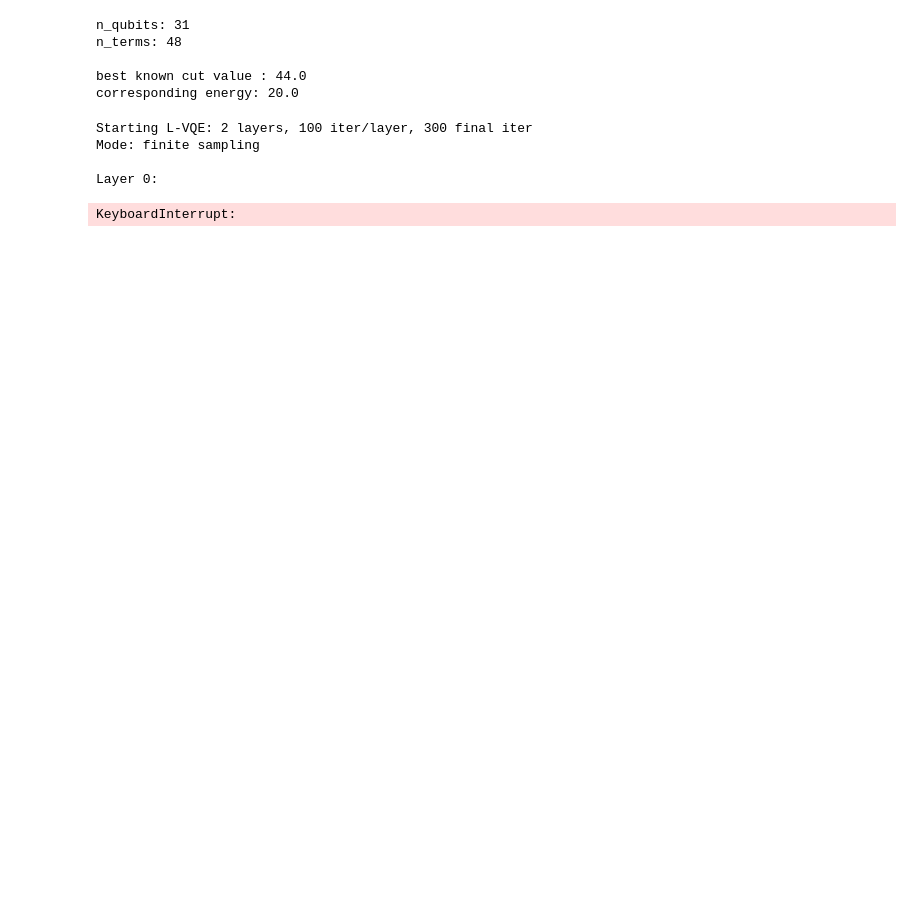
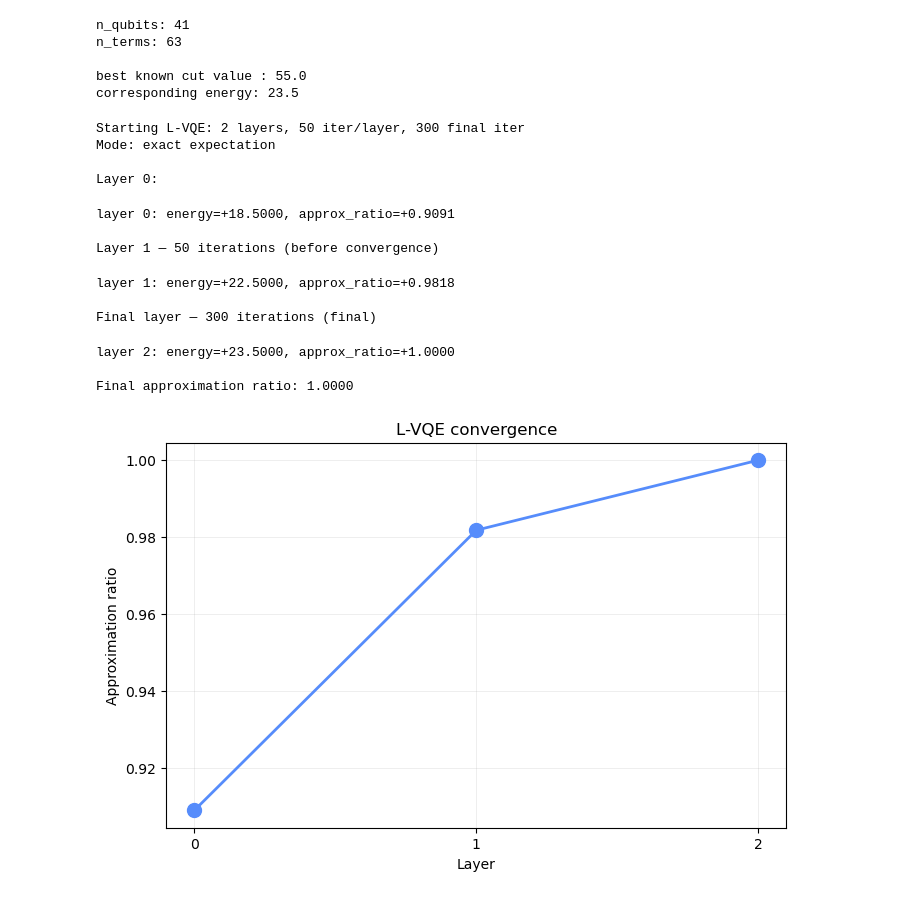
Before and after one commit to joaomartins06/Layer-Variational-Quantum-Eigensolver, a Jupyter notebook: maxcut_testing.ipynb, the cells around one changed output. Cells and saved outputs as stored; diff of their text form; code cells hidden in the pictures; blank space fills up the shorter version.

```diff
--- a/maxcut_testing.ipynb
+++ b/maxcut_testing.ipynb
@@ -10,12 +10,12 @@ from collections import Counter
 # %%
 SEED=562
 N_LAYERS=2
-K_PER_LAYER=100
+K_PER_LAYER=50
 K_FINAL=300
 
 SIMULATOR=SMO
 
-num_nodes = 32
+num_nodes = 42
 def get_random_graph(N: int, seed: int = SEED, plot=False):
     assert N % 2 == 0
     while True:
@@ -48,45 +48,54 @@ best_known = problem.best_known_value
 print(f"best known cut value : {best_known}")
 print(f"corresponding energy: {problem.cut_to_energy(best_known)}")
 # %% [output]
-n_qubits: 31
-n_terms: 48
+n_qubits: 41
+n_terms: 63
 
-best known cut value : 44.0
-corresponding energy: 20.0
+best known cut value : 55.0
+corresponding energy: 23.5
 # %%
 # run L-VQE
 lvqe = LayerVQE(
     problem=problem,
     simulator=sim,
     optimizer_class=SIMULATOR,
     n_layers=N_LAYERS,
     k_per_layer=K_PER_LAYER,
     k_final=K_FINAL,
-    use_sampling=True,
+    use_sampling=False,
     n_samples=1000,
     record_loss=True
 )
 
 result = lvqe.run()
 
 print(f"\nFinal approximation ratio: {result['final_approx_ratio']:.4f}")
 
 # plot the convergence
 plt.figure(figsize=(8, 5))
 plt.plot(result['history']['layer'], result['history']['approx_ratio'],
          'o-', linewidth=2, markersize=10)
 plt.xlabel('Layer')
 plt.ylabel('Approximation ratio')
 plt.title('L-VQE convergence')
 plt.grid(True, alpha=0.3)
 plt.xticks(result['history']['layer'])
 plt.show()
 # %% [output]
-Starting L-VQE: 2 layers, 100 iter/layer, 300 final iter
-Mode: finite sampling
+Starting L-VQE: 2 layers, 50 iter/layer, 300 final iter
+Mode: exact expectation
 
 Layer 0:
-KeyboardInterrupt:
+layer 0: energy=+18.5000, approx_ratio=+0.9091
+
+Layer 1 — 50 iterations (before convergence)
+layer 1: energy=+22.5000, approx_ratio=+0.9818
+
+Final layer — 300 iterations (final)
+layer 2: energy=+23.5000, approx_ratio=+1.0000
+
+Final approximation ratio: 1.0000
+[figure, added]
 # %%
 plt.figure(figsize=(8, 5))
 
```
Also changed, not shown: parts of 2 cells of this notebook, 2 other files.
